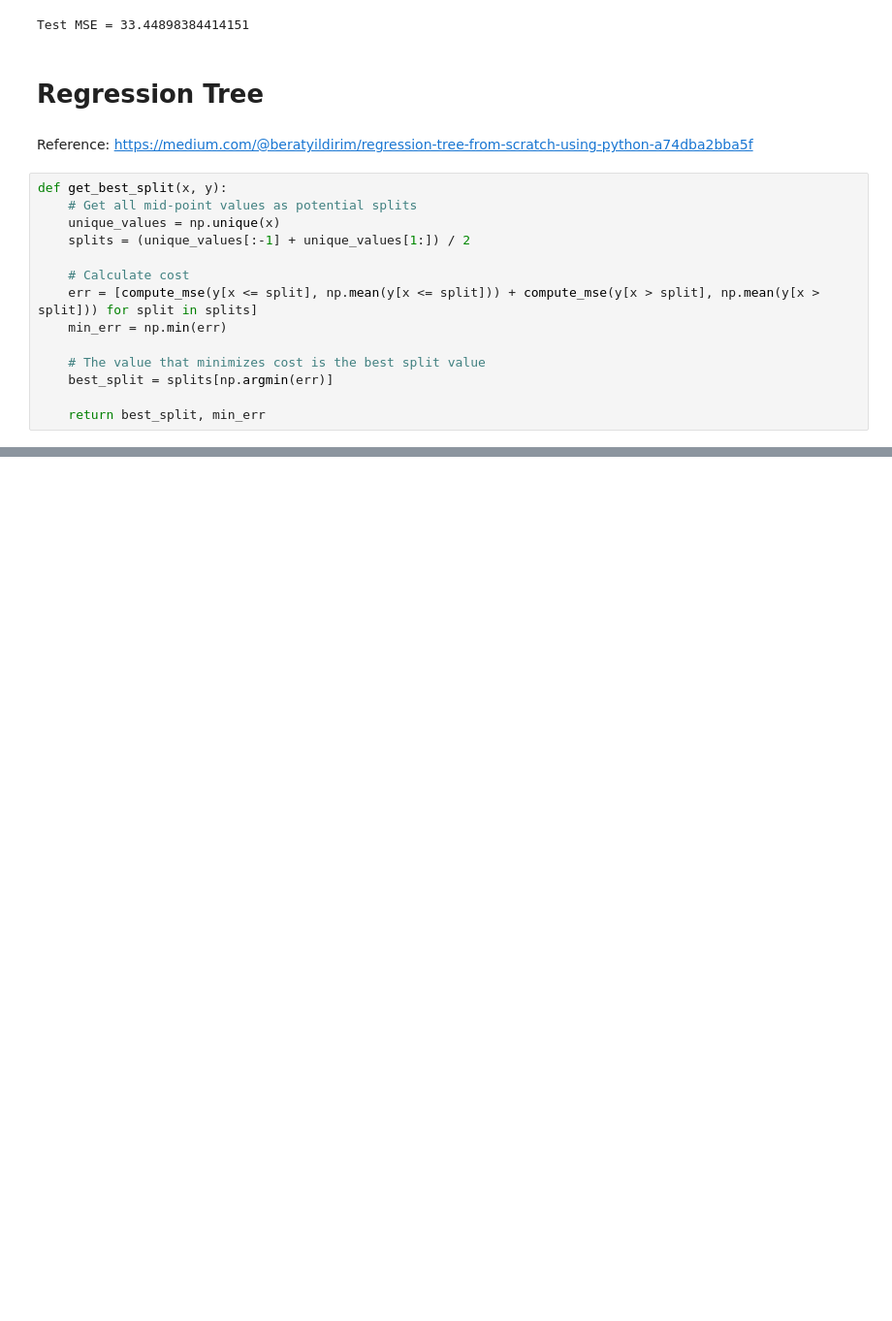
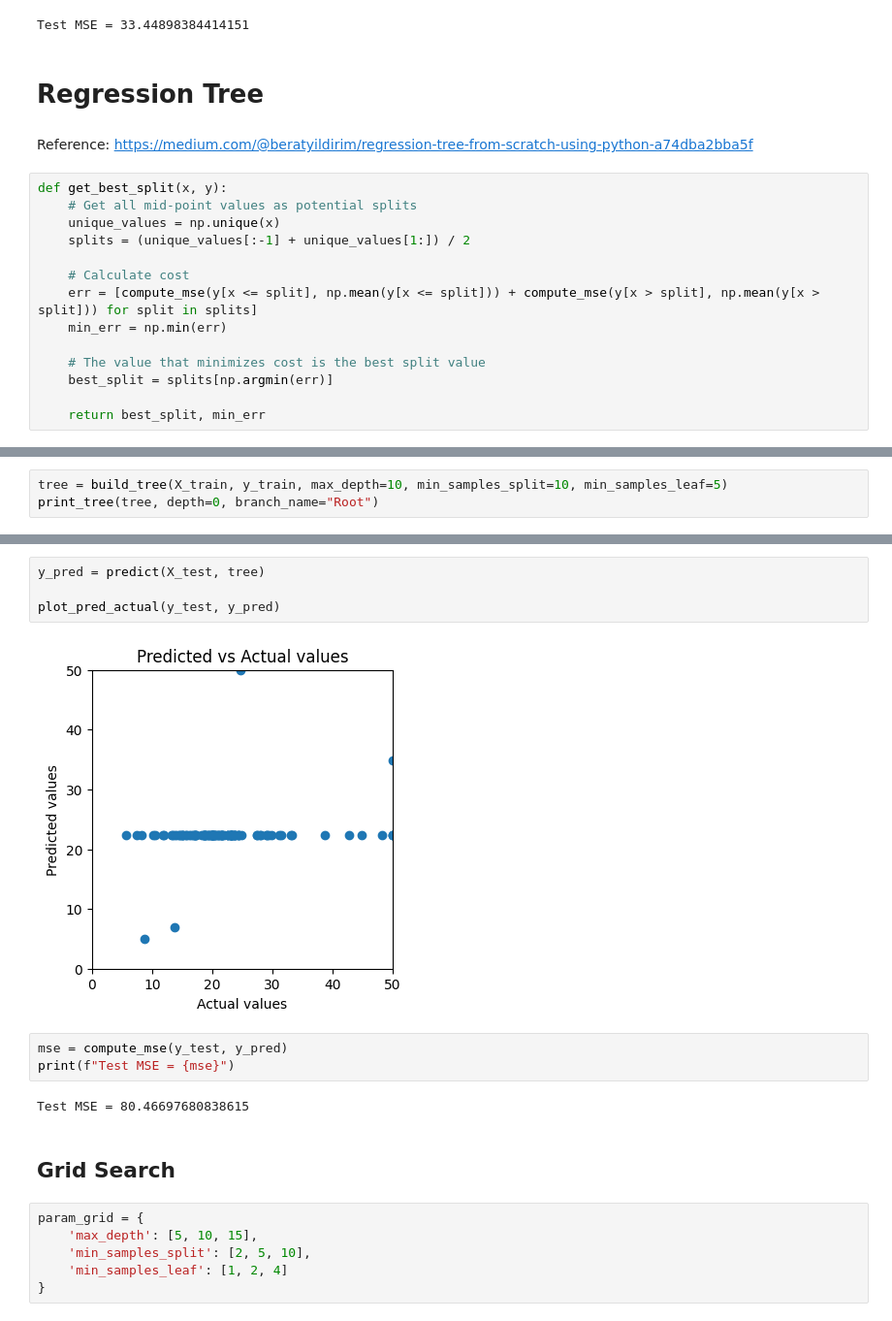
Before and after one commit to yqelisa/Boston_Housing, a Jupyter notebook: Boston_Housing.ipynb, the cells around one changed output, grey strips where cells are left out. Shown at 97% size. Saved outputs shown, nothing was run; the diff lists cells and outputs as text; blank space fills up the shorter version.

```diff
--- a/Boston_Housing.ipynb
+++ b/Boston_Housing.ipynb
@@ -722,0 +685,3 @@ plot_pred_actual(y_test, y_pred)
+# %%
+tree = build_tree(X_train, y_train, max_depth=10, min_samples_split=10, min_samples_leaf=5)
+print_tree(tree, depth=0, branch_name="Root")
@@ -722,0 +706,19 @@ plot_pred_actual(y_test, y_pred)
+# %%
+y_pred = predict(X_test, tree)
+
+plot_pred_actual(y_test, y_pred)
+# %% [output]
+[figure, added]
+# %%
+mse = compute_mse(y_test, y_pred)
+print(f"Test MSE = {mse}")
+# %% [output]
+Test MSE = 80.46697680838615
+# %% [markdown]
+## Grid Search
+# %%
+param_grid = {
+    'max_depth': [5, 10, 15],
+    'min_samples_split': [2, 5, 10],
+    'min_samples_leaf': [1, 2, 4]
+}
```
Also changed, not shown: parts of 60 cells of this notebook.
